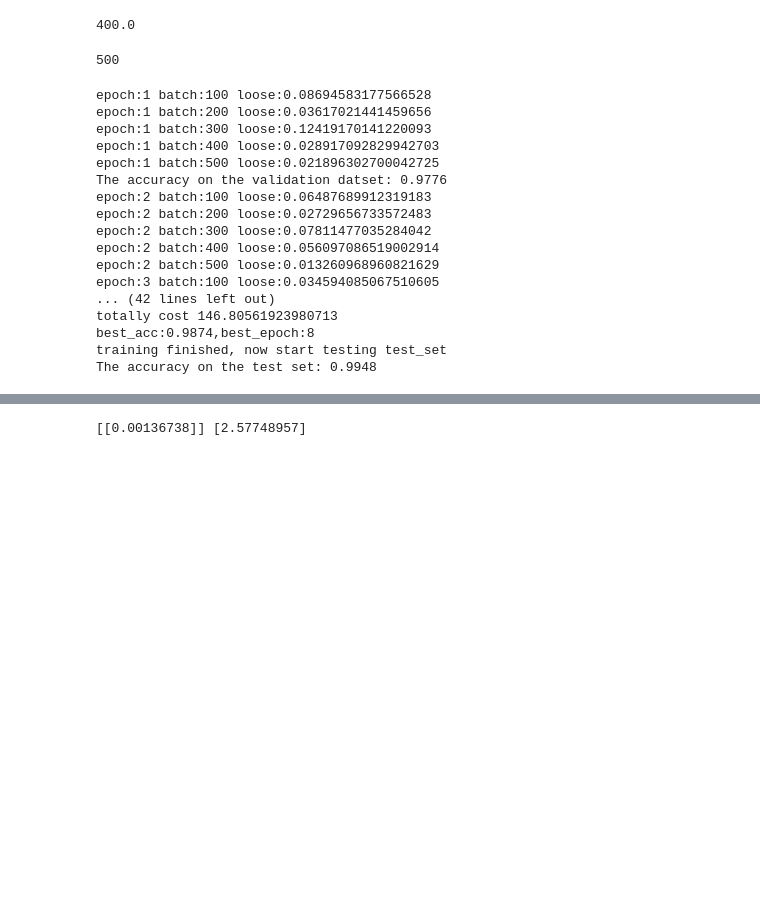
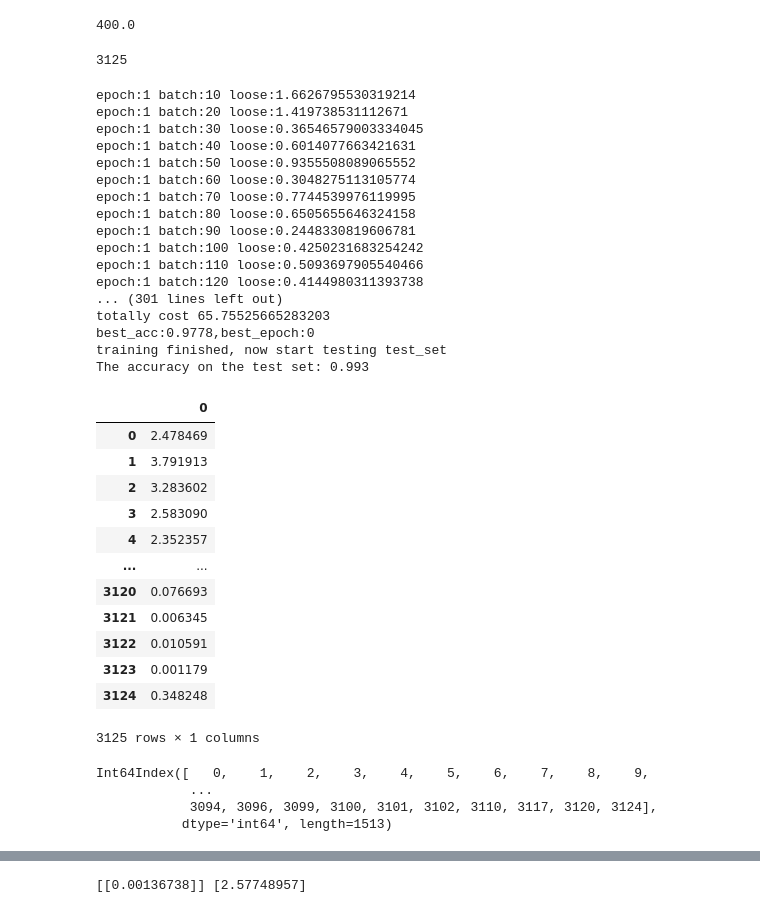
Before and after one commit to homoumou/model-update, a Jupyter notebook: Resnet_mnist.ipynb, the cells around one changed output, grey strips where cells are left out. Saved outputs shown, nothing was run; the diff lists cells and outputs as text; code cells hidden in the pictures; blank space fills up the shorter version.

```diff
--- a/Resnet_mnist.ipynb
+++ b/Resnet_mnist.ipynb
@@ -121,6 +126,6 @@ len(train_set)
 # %%
 train_set = list(datasets.MNIST('./num',train=True,transform=trans, download=False))[:50000]
-train_loader = DataLoader(train_set,batch_size=100,shuffle=True)
+train_loader = DataLoader(train_set,batch_size=16,shuffle=True)
 # %%
 len(train_set)
 # %% [output]
@@ -132,7 +137,12 @@ len(train_set)
 # %%
 len(train_loader)
 # %% [output]
-500
+3125
+# %%
+import pandas as pd
+import numpy as np
+batch_array = np.zeros(len(train_loader))
+batch_index_array = np.zeros(len(train_loader))
 # %%
 # evaluate用于检测模型的预测效果，validation_set和test_set是同样的evaluate方法
 def evaluate(model,loader):
@@ -151,18 +161,20 @@ import time
 time_start=time.time()
 
 best_epoch,best_acc = 0,0
-for epoch in range(10): #时间关系，我们只训练10个epoch
+for epoch in range(1): #时间关系，我们只训练10个epoch
     for batch_num,(img,label) in enumerate(train_loader):
         #img.size [b,3,224,224]  label.size [b]
         img,label = img.to(device),label.to(device)
         logits = model(img)
         loss = loss_fn(logits,label)
-        if (batch_num+1)%100 == 0:
+        if (batch_num+1)%10 == 0:
             print('epoch:{} batch:{} loose:{}'.format(epoch+1,batch_num+1,loss.item()))
 
         optimizer.zero_grad()
         loss.backward()
         optimizer.step()
+        batch_array[batch_num] = loss.item()
+        batch_index_array[batch_num] = batch_num
 
     if epoch%2==0: #这里设置的是每训练两次epoch就进行一次validation
         val_acc = evaluate(model,val_loader)
@@ -184,20 +196,45 @@ print('training finished, now start testing test_set')
 test_acc = evaluate(model,test_loader)
 print('The accuracy on the test set: {}'.format(test_acc))
 # %% [output]
-epoch:1 batch:100 loose:0.08694583177566528
-epoch:1 batch:200 loose:0.03617021441459656
-epoch:1 batch:300 loose:0.12419170141220093
-epoch:1 batch:400 loose:0.028917092829942703
-epoch:1 batch:500 loose:0.021896302700042725
-The accuracy on the validation datset: 0.9776
-epoch:2 batch:100 loose:0.06487689912319183
-epoch:2 batch:200 loose:0.02729656733572483
-epoch:2 batch:300 loose:0.07811477035284042
-epoch:2 batch:400 loose:0.056097086519002914
-epoch:2 batch:500 loose:0.013260968960821629
-epoch:3 batch:100 loose:0.034594085067510605
-... (42 lines left out)
-totally cost 146.80561923980713
-best_acc:0.9874,best_epoch:8
+epoch:1 batch:10 loose:1.6626795530319214
+epoch:1 batch:20 loose:1.419738531112671
+epoch:1 batch:30 loose:0.36546579003334045
+epoch:1 batch:40 loose:0.6014077663421631
+epoch:1 batch:50 loose:0.9355508089065552
+epoch:1 batch:60 loose:0.3048275113105774
+epoch:1 batch:70 loose:0.7744539976119995
+epoch:1 batch:80 loose:0.6505655646324158
+epoch:1 batch:90 loose:0.2448330819606781
+epoch:1 batch:100 loose:0.4250231683254242
+epoch:1 batch:110 loose:0.5093697905540466
+epoch:1 batch:120 loose:0.4144980311393738
+... (301 lines left out)
+totally cost 65.75525665283203
+best_acc:0.9778,best_epoch:0
 training finished, now start testing test_set
-The accuracy on the test set: 0.9948
+The accuracy on the test set: 0.993
+# %%
+batch_df = pd.DataFrame(batch_array)
+batch_df
+# %% [output]
+|  | 0 |
+| 0 | 2.478469 |
+| 1 | 3.791913 |
+| 2 | 3.283602 |
+| 3 | 2.583090 |
+| 4 | 2.352357 |
+| ... | ... |
+| 3120 | 0.076693 |
+| 3121 | 0.006345 |
+| 3122 | 0.010591 |
+| 3123 | 0.001179 |
+| 3124 | 0.348248 |
+3125 rows × 1 columns
+# %%
+wasted_array = selectDataset(batch_df)
+wasted_array
+# %% [output]
+Int64Index([   0,    1,    2,    3,    4,    5,    6,    7,    8,    9,
+            ...
+            3094, 3096, 3099, 3100, 3101, 3102, 3110, 3117, 3120, 3124],
+           dtype='int64', length=1513)
```
Also changed, not shown: parts of 8 cells of this notebook, 5 other files.
